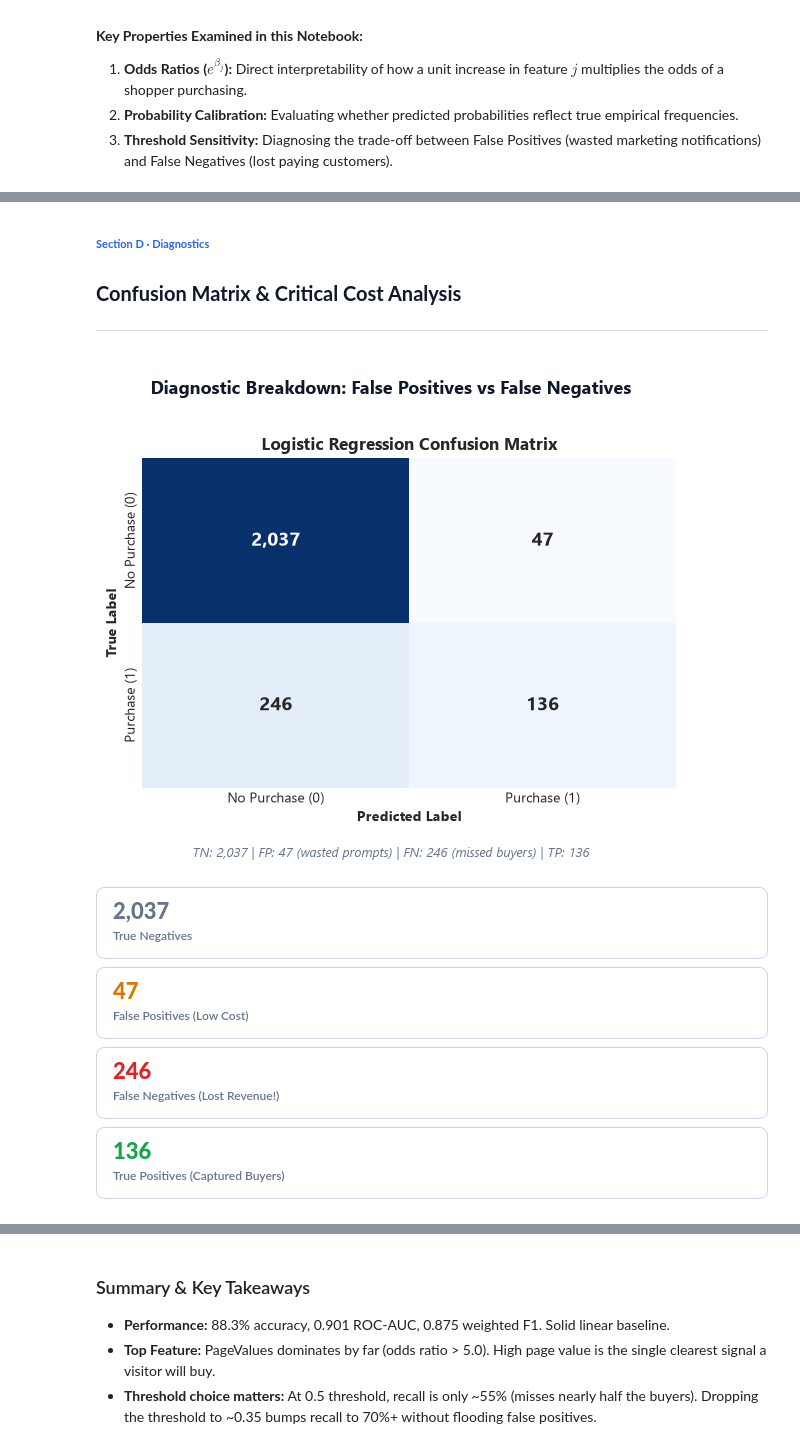
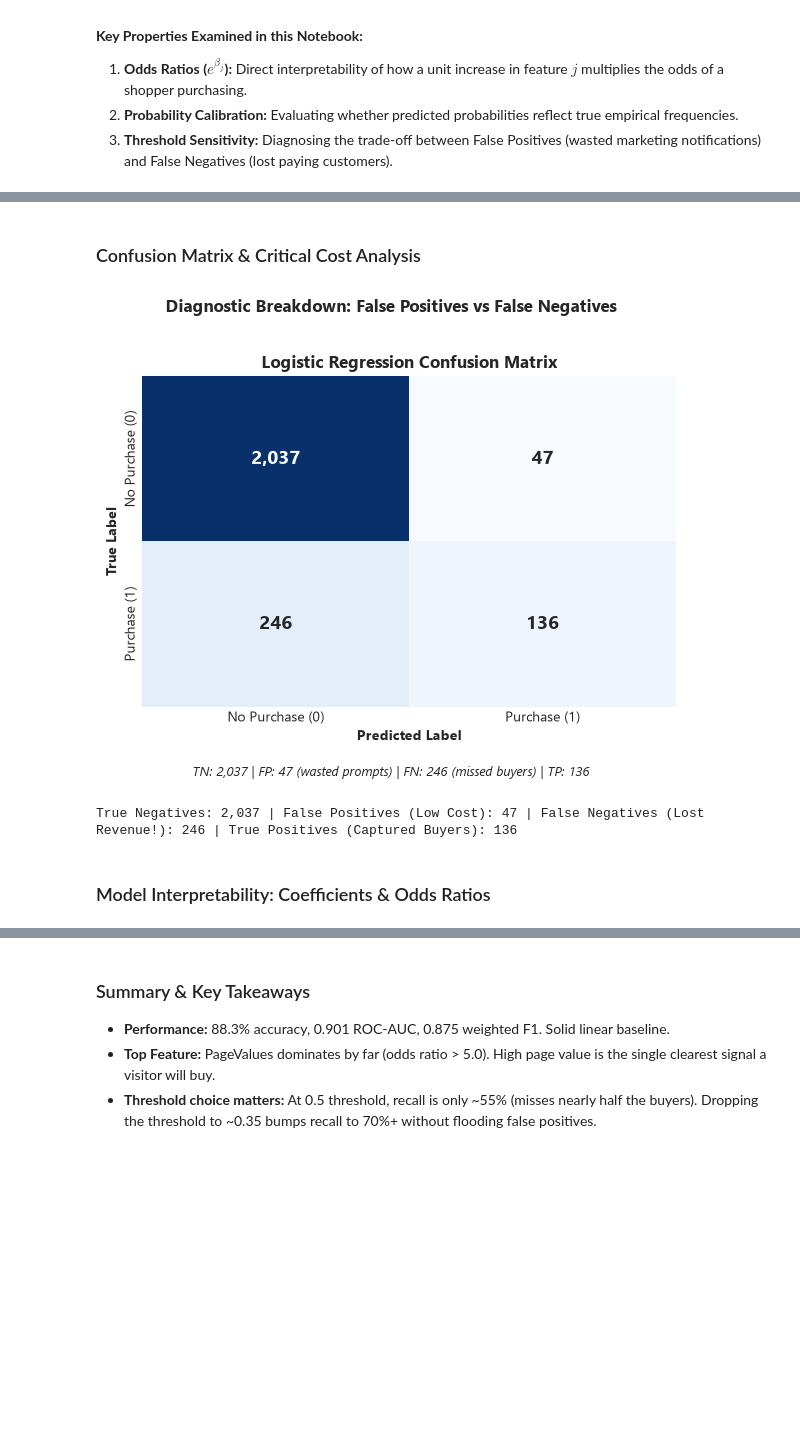
Before and after one commit to MR7star/ML-Capstone-Project, a Jupyter notebook: notebooks/01_logistic_regression.ipynb, the cells around one changed output, grey strips where cells are left out. Saved outputs shown, nothing was run; the diff lists cells and outputs as text; code cells hidden in the pictures; blank space fills up the shorter version.

```diff
--- a/notebooks/01_logistic_regression.ipynb
+++ b/notebooks/01_logistic_regression.ipynb
@@ -184,40 +154,33 @@ Classification Report:
     accuracy                         0.8812      2466
    macro avg     0.8177    0.6667    0.7072      2466
 weighted avg     0.8692    0.8812    0.8630      2466
+# %% [markdown]
+### Confusion Matrix & Critical Cost Analysis
 # %%
-title("Confusion Matrix & Critical Cost Analysis", kicker="Section D · Diagnostics")
-
 cm = confusion_matrix(y_test, y_pred)
 tn, fp, fn, tp = cm.ravel()
 
 fig, ax = plt.subplots(figsize=(6, 4.5))
 sns.heatmap(cm, annot=True, fmt=",d", cmap="Blues", cbar=False, ax=ax,
             annot_kws={"size": 14, "weight": "bold"})
 ax.set_title("Logistic Regression Confusion Matrix", fontsize=12, fontweight="bold")
 ax.set_xlabel("Predicted Label", fontweight="bold")
 ax.set_ylabel("True Label", fontweight="bold")
 ax.set_xticklabels(["No Purchase (0)", "Purchase (1)"])
 ax.set_yticklabels(["No Purchase (0)", "Purchase (1)"])
 
 finish(fig, "Diagnostic Breakdown: False Positives vs False Negatives",
        f"TN: {tn:,} | FP: {fp} (wasted prompts) | FN: {fn} (missed buyers) | TP: {tp}")
 
 hero([
     (f"{tn:,}", "True Negatives", "#64748b"),
     (f"{fp}", "False Positives (Low Cost)", "#d97706"),
     (f"{fn}", "False Negatives (Lost Revenue!)", "#dc2626"),
     (f"{tp}", "True Positives (Captured Buyers)", "#16a34a")
 ])
 # %% [output]
-Section D · Diagnostics
-Confusion Matrix & Critical Cost Analysis
-[figure, old version]
+[figure, new version]
-2,037
-True Negatives
-47
-False Positives (Low Cost)
-246
-False Negatives (Lost Revenue!)
-136
-True Positives (Captured Buyers)
+True Negatives: 2,037 | False Positives (Low Cost): 47 | False Negatives (Lost Revenue!): 246 | True Positives (Captured Buyers): 136
+# %% [markdown]
+### Model Interpretability: Coefficients & Odds Ratios
 # %%
```
Also changed, not shown: parts of 13 cells of this notebook, 7 other files.
